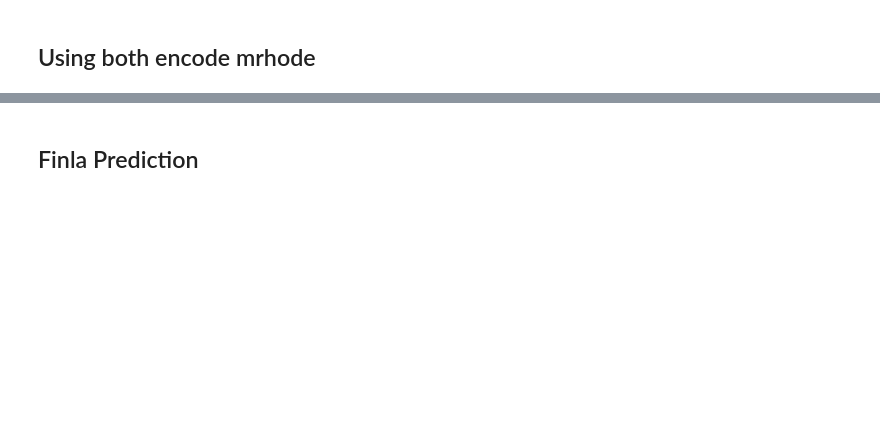
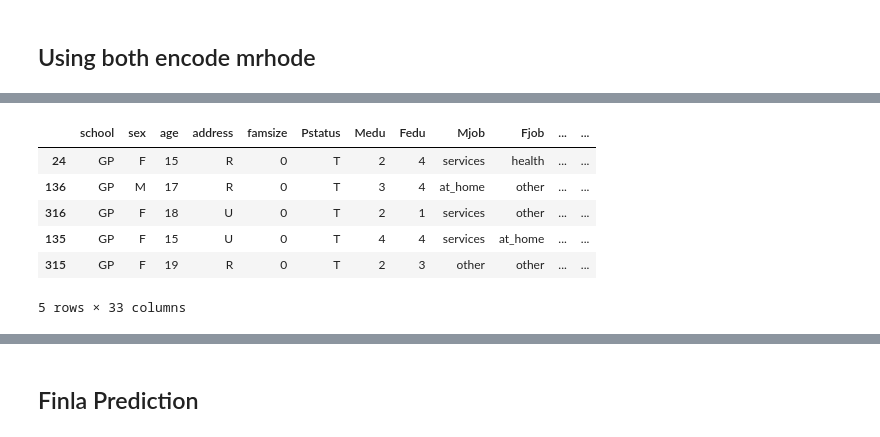
Before and after one commit to SalindaGunarathna/MachineLearnig_Project_Group95, a Jupyter notebook: project/test02.ipynb, the cells around one changed output, grey strips where cells are left out. Saved outputs shown, nothing was run; the diff lists cells and outputs as text; code cells hidden in the pictures; blank space fills up the shorter version.

```diff
--- a/project/test02.ipynb
+++ b/project/test02.ipynb
@@ -266,0 +427,10 @@ df.sample(5)
+# %%
+df.sample(5)
+# %% [output]
+|  | school | sex | age | address | famsize | Pstatus | Medu | Fedu | Mjob | Fjob | ... | ... |
+| 24 | GP | F | 15 | R | 0 | T | 2 | 4 | services | health | ... | ... |
+| 136 | GP | M | 17 | R | 0 | T | 3 | 4 | at_home | other | ... | ... |
+| 316 | GP | F | 18 | U | 0 | T | 2 | 1 | services | other | ... | ... |
+| 135 | GP | F | 15 | U | 0 | T | 4 | 4 | services | at_home | ... | ... |
+| 315 | GP | F | 19 | R | 0 | T | 2 | 3 | other | other | ... | ... |
+5 rows × 33 columns
```
Also changed, not shown: parts of 30 cells of this notebook.
